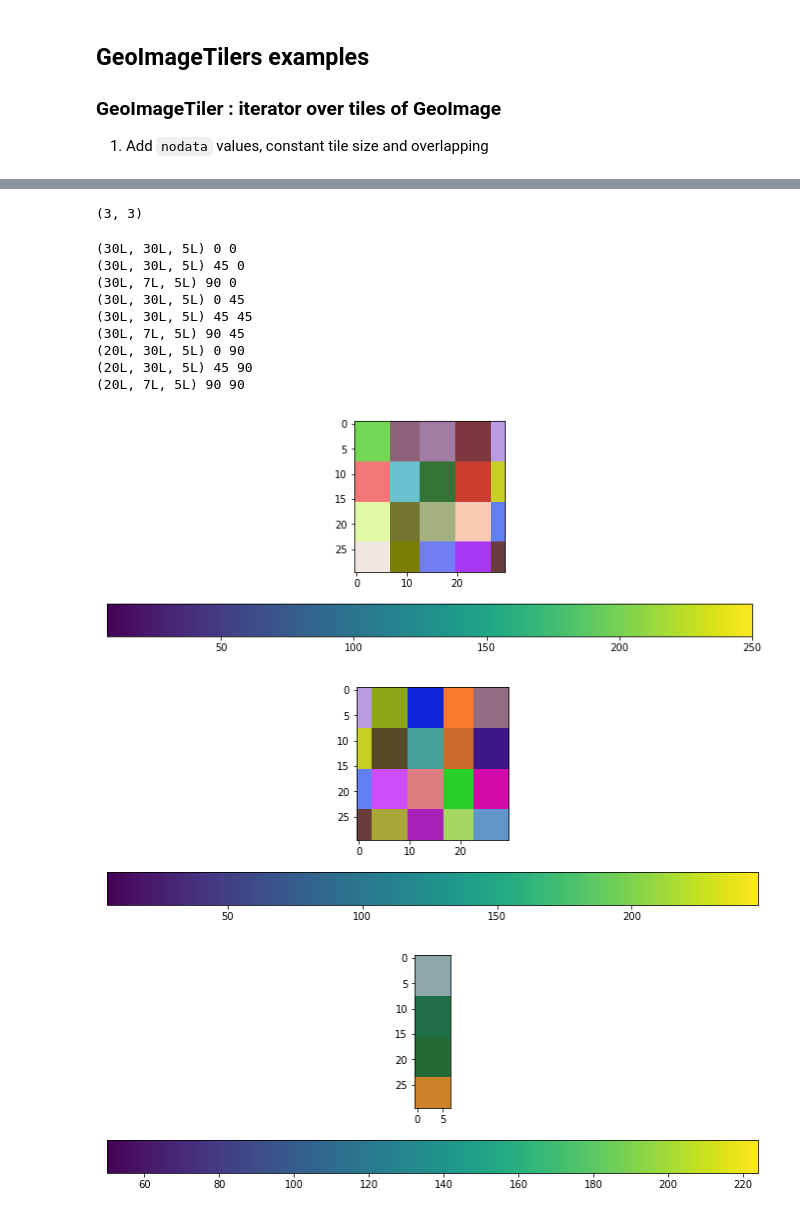
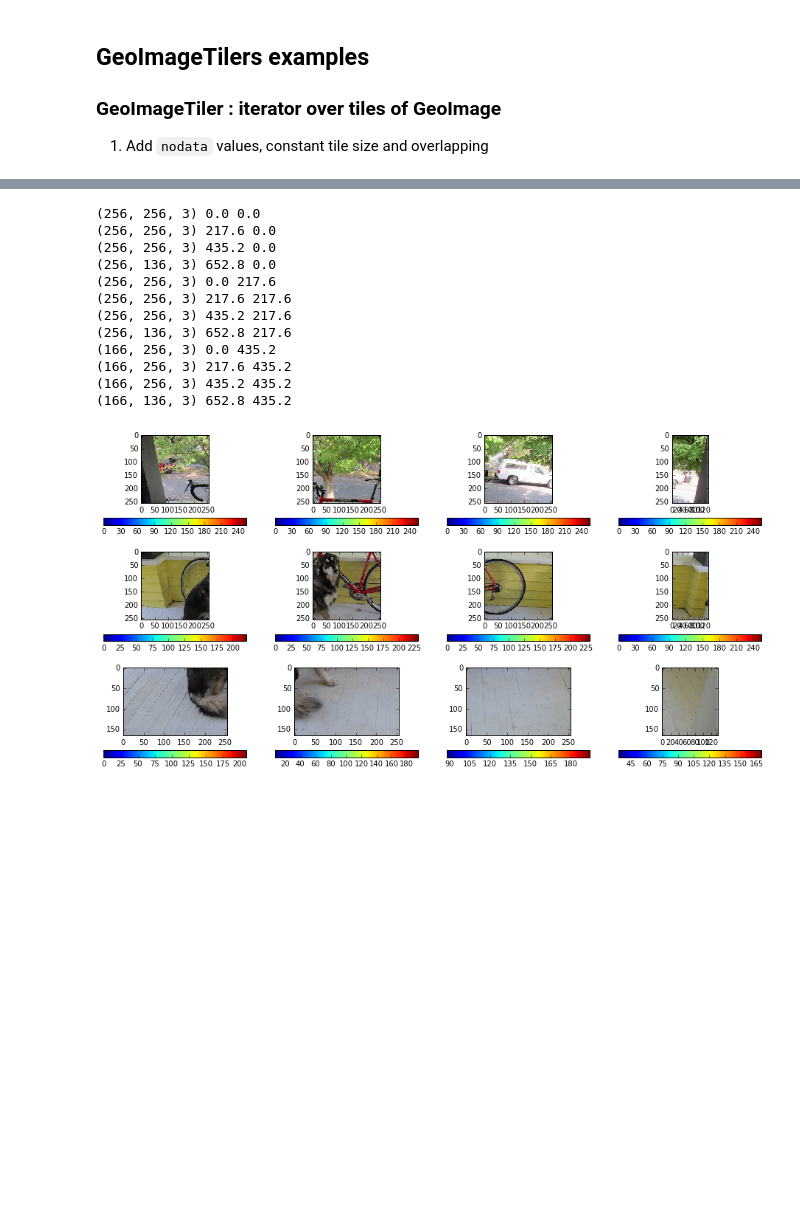
Before and after one commit to vfdev-5/DSTL_FD, a Jupyter notebook: common/geo_utils/examples.ipynb, the cells around one changed output, grey strips where cells are left out. Drawn from its saved outputs; the diff is of its cells as text; code cells hidden in the pictures; blank space fills up the shorter version.

```diff
--- a/common/geo_utils/examples.ipynb
+++ b/common/geo_utils/examples.ipynb
@@ -16,8 +16,7 @@ from GeoImageTilers import GeoImageTiler, GeoImageTilerConstSize
 from create_synthetic_images import create
 # %%
 def display(img, **kwargs):
-    plt.figure(figsize=(12, 4))
-    plt.imshow(img[:,:,:3], interpolation='none')
+    plt.imshow(img[:,:,:3], interpolation='none', **kwargs)
     plt.colorbar(orientation='horizontal')
 # %% [markdown]
 ## GeoImage examples
@@ -37,7 +29,7 @@ display(test_image)
 - metadata
 - some other functions from gdal dataset
 # %%
-gimg = GeoImage('test_image.tif')
+gimg = GeoImage('dog.jpg')
 
 gimg.shape, gimg.projection, gimg.geo_extent, gimg.metadata, gimg.get_dataset().GetDescription(), gimg.get_dataset().GetGeoTransform()
 # %% [output]
@@ -80,8 +71,10 @@ display(gimg.get_data([10, 15, 20, 30], dst_width=10, dst_height=5, dtype=np.flo
 
 1. Add `nodata` values, constant tile size and overlapping
 # %%
-tiles = GeoImageTiler(gimg, tile_size=(70, 70), overlapping=15, include_nodata=True, nodata_value=-1.0)
+tiles = GeoImageTiler(gimg, tile_size=(256, 256), overlapping=15, include_nodata=True, nodata_value=0)
+
 for tile, xoffset, yoffset in tiles:
     print tile.shape, tile.dtype, tile.min(), tile.max(), xoffset, yoffset
-    display(tile)
+    plt.figure(figsize=(12,4))
+    display(tile.astype(np.uint8))
 # %% [output]
@@ -106,6 +105,7 @@ for tile, xoffset, yoffset in tiles:
 # %%
-tiles = GeoImageTiler(gimg, tile_size=(70, 70), overlapping=15, include_nodata=False, nodata_value=-1.0)
+tiles = GeoImageTiler(gimg, tile_size=(256, 256), overlapping=15, include_nodata=False, nodata_value=-1.0)
 for tile, xoffset, yoffset in tiles:
     print tile.shape, tile.dtype, tile.min(), tile.max(), xoffset, yoffset
-    display(tile)
+    plt.figure(figsize=(12,4))
+    display(tile.astype(np.uint8))
 # %% [output]
@@ -130,23 +136,22 @@ for tile, xoffset, yoffset in tiles:
-# %%
-tiles = GeoImageTiler(gimg, tile_size=(30, 30), overlapping=0, include_nodata=False, scale=1.5, nodata_value=0.0)
-tiles.nx, tiles.ny
-# %% [output]
-(3, 3)
 # %%
-
+tiles = GeoImageTiler(gimg, tile_size=(256, 256), overlapping=0, include_nodata=False, scale=0.85, nodata_value=0.0)
+plt.figure(figsize=(16,8))
+c = 1
 for tile, xoffset, yoffset in tiles:
     print tile.shape, xoffset, yoffset
-    display(tile)
+    plt.subplot(3,4,c); c+=1
+    display(tile.astype(np.uint8))
 # %% [output]
-(30L, 30L, 5L) 0 0
-(30L, 30L, 5L) 45 0
-(30L, 7L, 5L) 90 0
-(30L, 30L, 5L) 0 45
-(30L, 30L, 5L) 45 45
-(30L, 7L, 5L) 90 45
-(20L, 30L, 5L) 0 90
-(20L, 30L, 5L) 45 90
-(20L, 7L, 5L) 90 90
+(256, 256, 3) 0.0 0.0
+(256, 256, 3) 217.6 0.0
+(256, 256, 3) 435.2 0.0
+(256, 136, 3) 652.8 0.0
+(256, 256, 3) 0.0 217.6
+(256, 256, 3) 217.6 217.6
+(256, 256, 3) 435.2 217.6
+(256, 136, 3) 652.8 217.6
+(166, 256, 3) 0.0 435.2
+(166, 256, 3) 217.6 435.2
+(166, 256, 3) 435.2 435.2
+(166, 136, 3) 652.8 435.2
-[figure, old version]
+[figure, new version]
-[figure, removed]
-[figure, removed]
```
Also changed, not shown: parts of 23 cells of this notebook, 8 other files.
